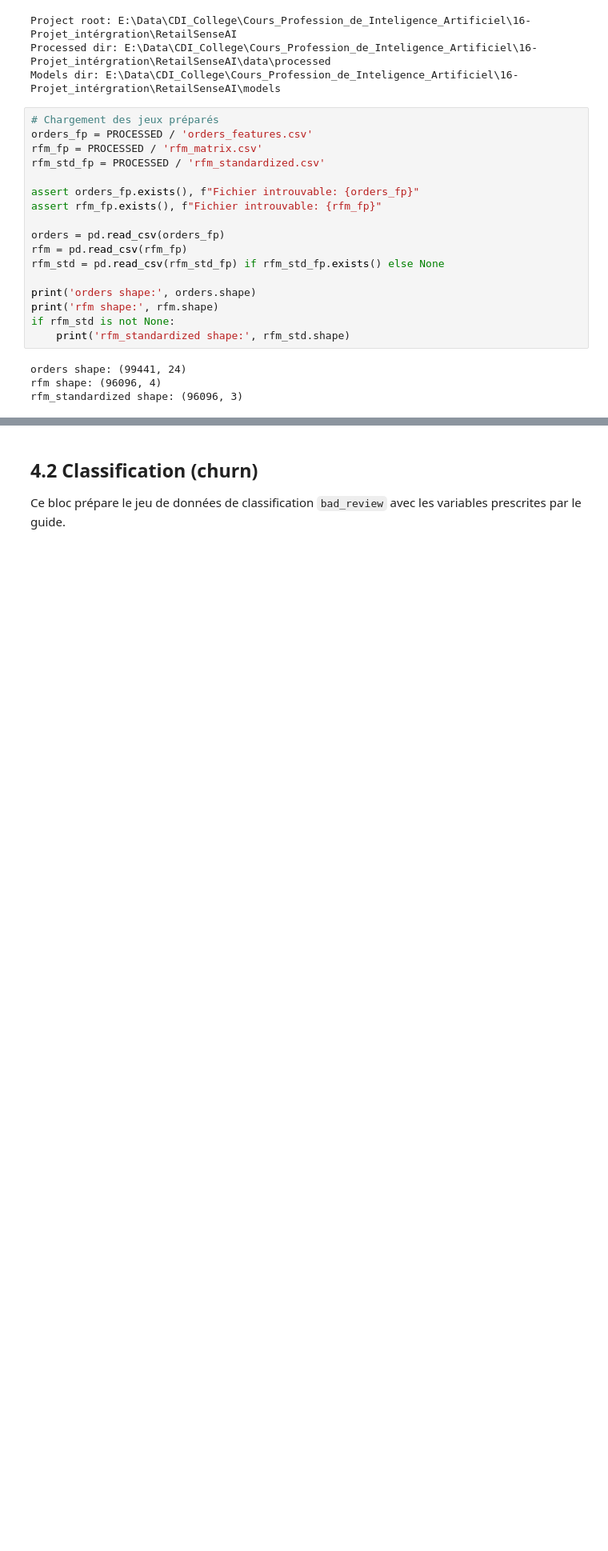
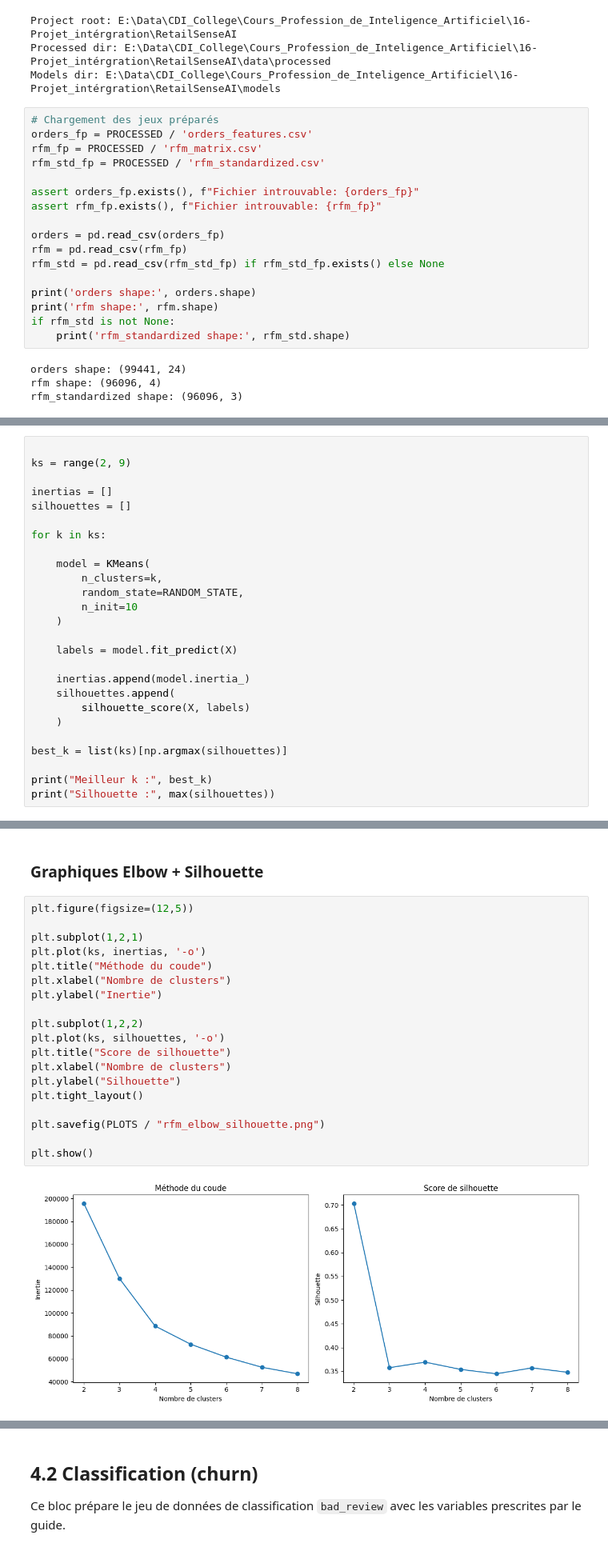
Before and after one commit to AlucardBL00D/PROJET-INTEGRATION-RetailSense_AI, a Jupyter notebook: notebooks/Phase_4_Machine_learning.ipynb, the cells around one changed output, grey strips where cells are left out. Shown at 80% size. Saved outputs shown, nothing was run; the diff lists cells and outputs as text; blank space fills up the shorter version.

```diff
--- a/notebooks/Phase_4_Machine_learning.ipynb
+++ b/notebooks/Phase_4_Machine_learning.ipynb
@@ -126,0 +96,26 @@ Saved rfm_segments.csv and kmeans_rfm.joblib
+# %%
+
+ks = range(2, 9)
+
+inertias = []
+silhouettes = []
+
+for k in ks:
+
+    model = KMeans(
+        n_clusters=k,
+        random_state=RANDOM_STATE,
+        n_init=10
+    )
+
+    labels = model.fit_predict(X)
+
+    inertias.append(model.inertia_)
+    silhouettes.append(
+        silhouette_score(X, labels)
+    )
+
+best_k = list(ks)[np.argmax(silhouettes)]
+
+print("Meilleur k :", best_k)
+print("Silhouette :", max(silhouettes))
@@ -126,0 +125,23 @@ Saved rfm_segments.csv and kmeans_rfm.joblib
+# %% [markdown]
+### Graphiques Elbow + Silhouette
+# %%
+plt.figure(figsize=(12,5))
+
+plt.subplot(1,2,1)
+plt.plot(ks, inertias, '-o')
+plt.title("Méthode du coude")
+plt.xlabel("Nombre de clusters")
+plt.ylabel("Inertie")
+
+plt.subplot(1,2,2)
+plt.plot(ks, silhouettes, '-o')
+plt.title("Score de silhouette")
+plt.xlabel("Nombre de clusters")
+plt.ylabel("Silhouette")
+plt.tight_layout()
+
+plt.savefig(PLOTS / "rfm_elbow_silhouette.png")
+
+plt.show()
+# %% [output]
+[figure, added]
```
Also changed, not shown: parts of 24 cells of this notebook, 2 other files.
